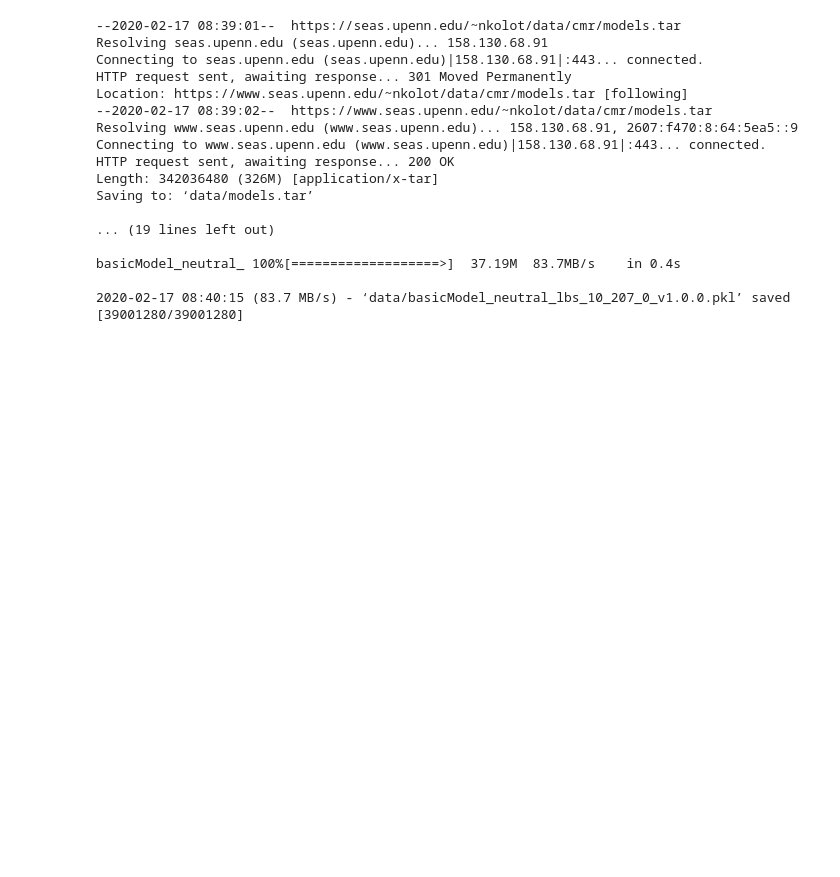
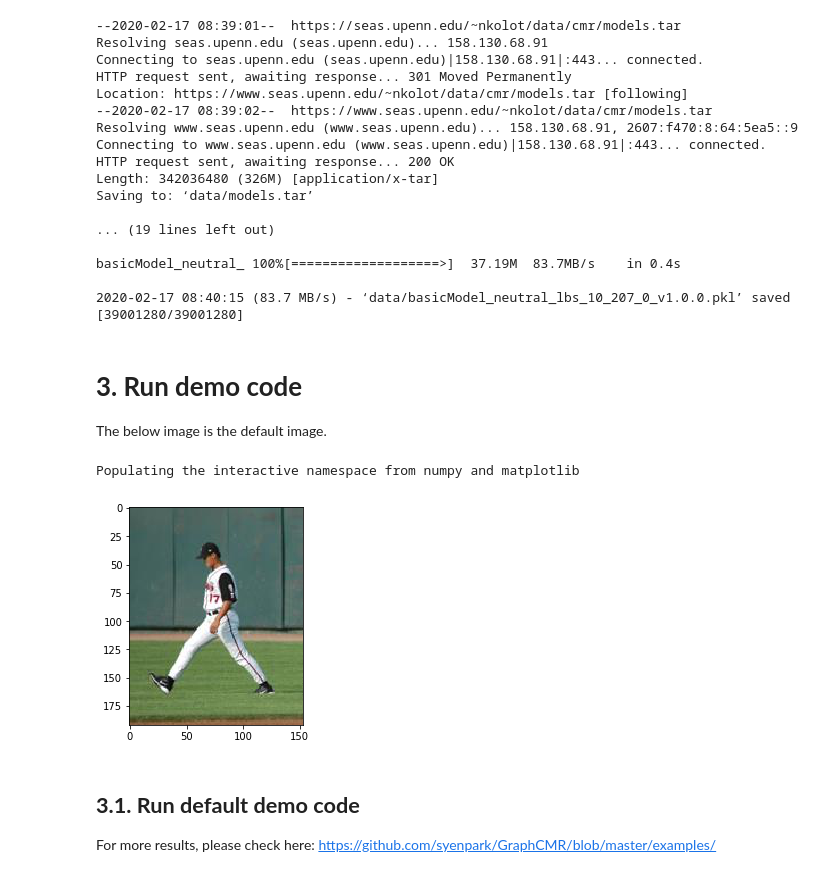
Before and after one commit to syenpark/GraphCMR, a Jupyter notebook: Termianl.ipynb, the cells around one changed output. Cells and saved outputs as stored; diff of their text form; code cells hidden in the pictures; blank space fills up the shorter version.

```diff
--- a/Termianl.ipynb
+++ b/Termianl.ipynb
@@ -96,3 +96,22 @@ Saving to: ‘data/models.tar’
 basicModel_neutral_ 100%[===================>]  37.19M  83.7MB/s    in 0.4s
 
 2020-02-17 08:40:15 (83.7 MB/s) - ‘data/basicModel_neutral_lbs_10_207_0_v1.0.0.pkl’ saved [39001280/39001280]
+# %% [markdown]
+# **3. Run demo code**
+
+The below image is the default image.
+# %%
+%pylab inline
+import matplotlib.pyplot as plt
+import matplotlib.image as mpimg
+
+img = mpimg.imread('examples/im1010.jpg')
+imgplot = plt.imshow(img)
+plt.show()
+# %% [output]
+Populating the interactive namespace from numpy and matplotlib
+[figure, added]
+# %% [markdown]
+## **3.1. Run default demo code**
+
+For more results, please check here: https://github.com/syenpark/GraphCMR/blob/master/examples/
```
Also changed, not shown: parts of 2 cells of this notebook, 4 other files.
